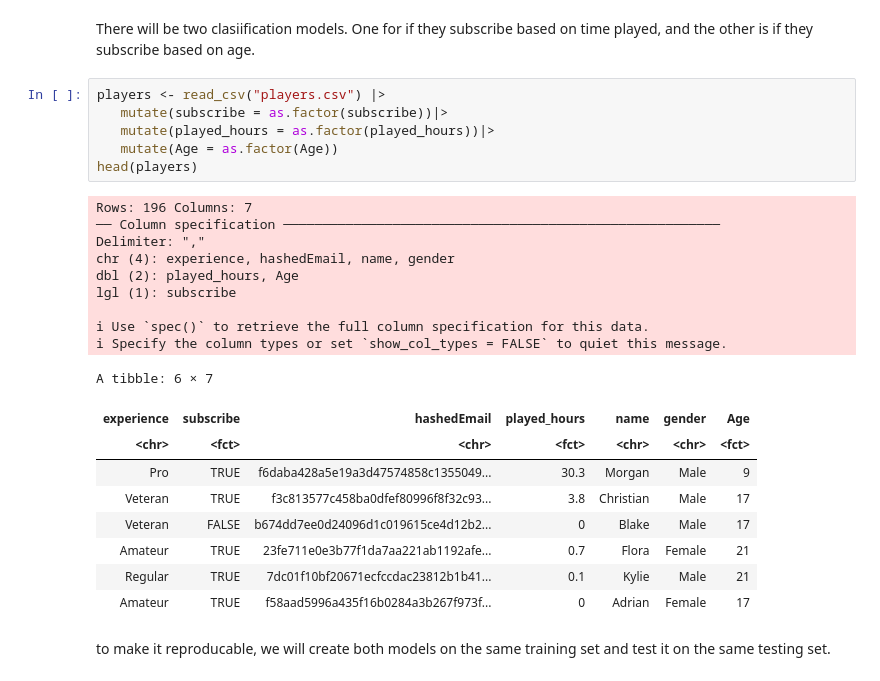
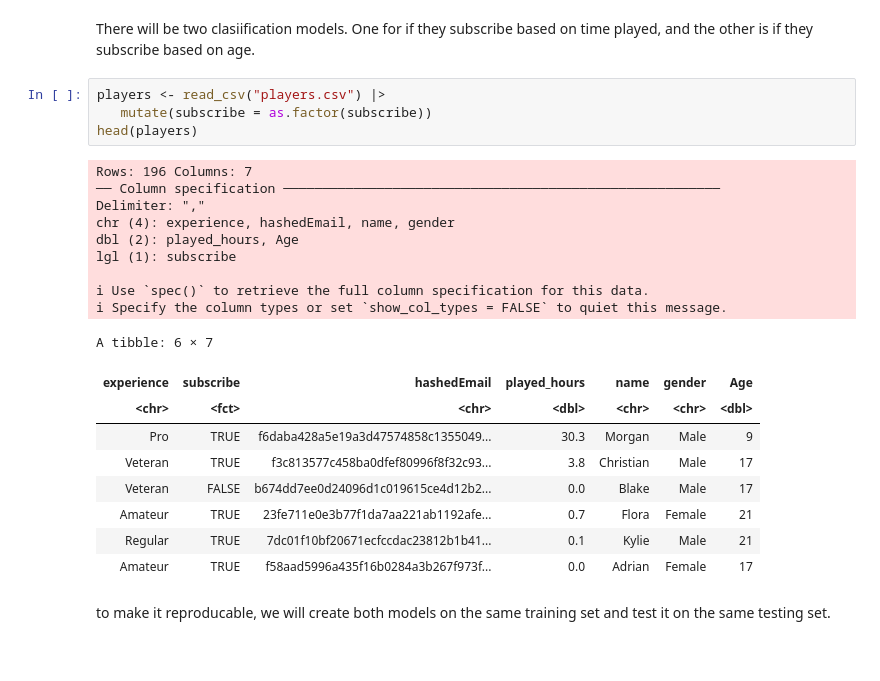
Before and after one commit to radmzf/toy_ds_project, a Jupyter notebook: Project.ipynb, the cells around one changed output. Saved outputs shown, nothing was run; the diff lists cells and outputs as text.

```diff
--- a/Project.ipynb
+++ b/Project.ipynb
@@ -24,29 +24,27 @@ set.seed(679)
 There will be two clasiification models. One for if they subscribe based on time played, and the other is if they subscribe based on age.
 # %%
 players <- read_csv("players.csv") |>
-   mutate(subscribe = as.factor(subscribe))|>
-   mutate(played_hours = as.factor(played_hours))|>
-   mutate(Age = as.factor(Age))
+   mutate(subscribe = as.factor(subscribe))
 head(players)
 # %% [output]
 Rows: 196 Columns: 7
 ── Column specification ────────────────────────────────────────────────────────
 Delimiter: ","
 chr (4): experience, hashedEmail, name, gender
 dbl (2): played_hours, Age
 lgl (1): subscribe
 
 ℹ Use `spec()` to retrieve the full column specification for this data.
 ℹ Specify the column types or set `show_col_types = FALSE` to quiet this message.
 A tibble: 6 × 7
 | experience | subscribe | hashedEmail | played_hours | name | gender | Age |
-| <chr> | <fct> | <chr> | <fct> | <chr> | <chr> | <fct> |
+| <chr> | <fct> | <chr> | <dbl> | <chr> | <chr> | <dbl> |
 | Pro | TRUE | f6daba428a5e19a3d47574858c1355049... | 30.3 | Morgan | Male | 9 |
 | Veteran | TRUE | f3c813577c458ba0dfef80996f8f32c93... | 3.8 | Christian | Male | 17 |
-| Veteran | FALSE | b674dd7ee0d24096d1c019615ce4d12b2... | 0 | Blake | Male | 17 |
+| Veteran | FALSE | b674dd7ee0d24096d1c019615ce4d12b2... | 0.0 | Blake | Male | 17 |
 | Amateur | TRUE | 23fe711e0e3b77f1da7aa221ab1192afe... | 0.7 | Flora | Female | 21 |
 | Regular | TRUE | 7dc01f10bf20671ecfccdac23812b1b41... | 0.1 | Kylie | Male | 21 |
-| Amateur | TRUE | f58aad5996a435f16b0284a3b267f973f... | 0 | Adrian | Female | 17 |
+| Amateur | TRUE | f58aad5996a435f16b0284a3b267f973f... | 0.0 | Adrian | Female | 17 |
 # %% [markdown]
 to make it reproducable, we will create both models on the same training set and test it on the same testing set.
 # %%
```
Also changed, not shown: parts of 6 cells of this notebook.
